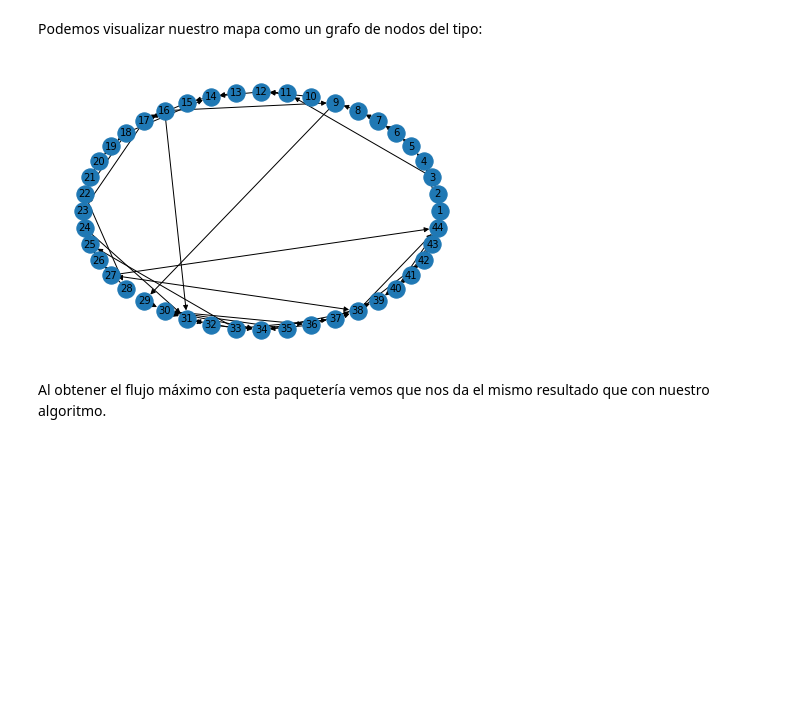
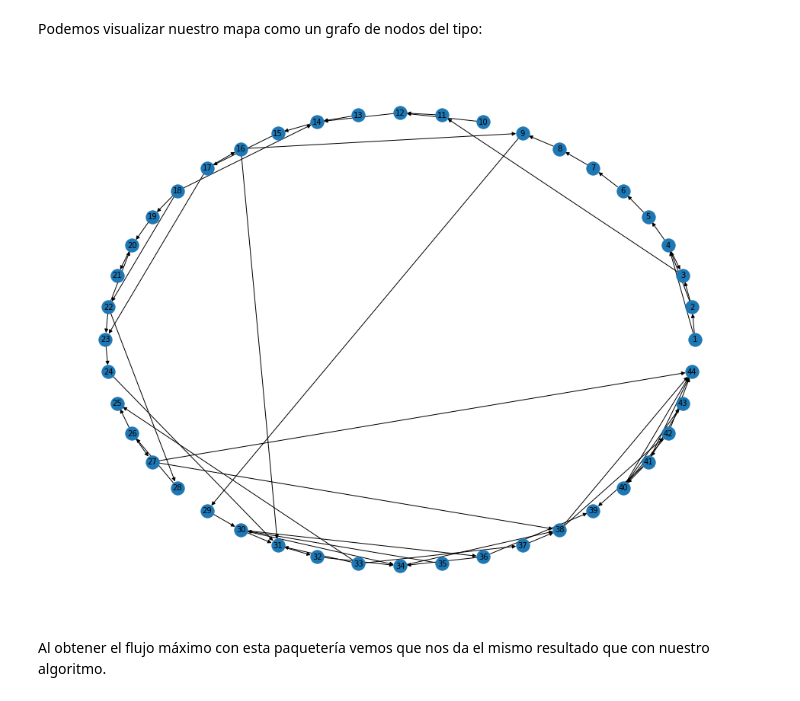
Before and after one commit to sancas96/Final_opt2, a Jupyter notebook: Avances/avance_3/Ford-Fulkerson MaxFlowAeiu.ipynb, the cells around one changed output. Drawn from its saved outputs; the diff is of its cells as text; code cells hidden in the pictures; blank space fills up the shorter version.

```diff
--- a/Avances/avance_3/Ford-Fulkerson MaxFlowAeiu.ipynb
+++ b/Avances/avance_3/Ford-Fulkerson MaxFlowAeiu.ipynb
@@ -375,16 +378,17 @@ Podemos visualizar nuestro mapa como un grafo de nodos del tipo:
 # %%
 # Generamos el arreglo final de tipo "numpy array"
 arreglo = d.to_numpy()
 arreglo
+plt.figure(figsize=(13,10))
 G = nx.from_numpy_matrix(arreglo, create_using=nx.DiGraph())
 G.edges(data=True)
 pos = nx.circular_layout(G)
 nx.draw_circular(G)
 labels = {i : i + 1 for i in G.nodes()}
 nx.draw_networkx_labels(G, pos, labels, font_size=10)
 plt.show()
 # %% [output]
-[figure, old version]
+[figure, new version]
 # %% [markdown]
 Al obtener el flujo máximo con esta paquetería vemos que nos da el mismo resultado que con nuestro algoritmo.
 # %%
```
Also changed, not shown: parts of 2 cells of this notebook.
